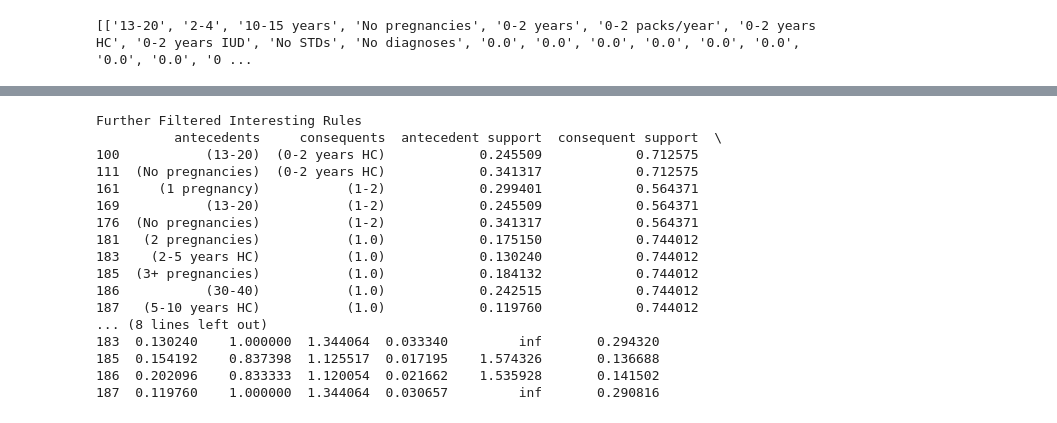
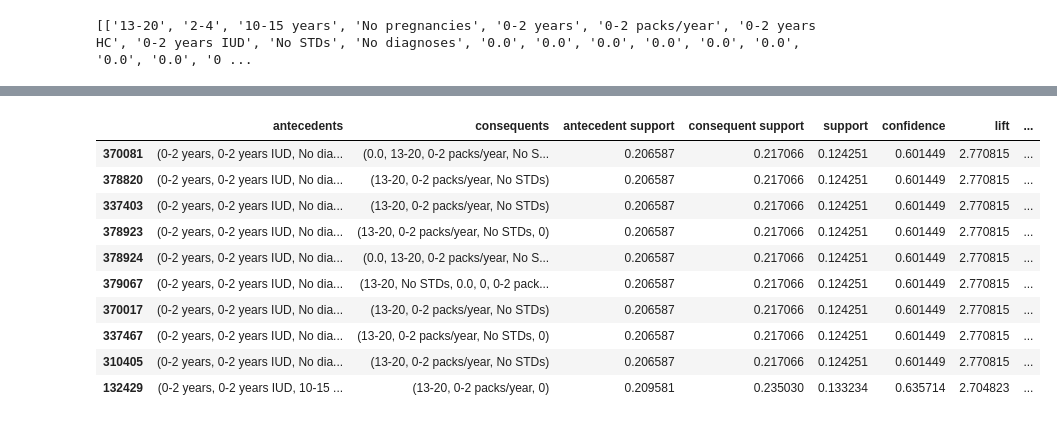
Before and after one commit to chamale-rac/cervical-cancer-diagnosis, a Jupyter notebook: apriori.ipynb, the cells around one changed output, grey strips where cells are left out. Cells and saved outputs as stored; diff of their text form; code cells hidden in the pictures.

```diff
--- a/apriori.ipynb
+++ b/apriori.ipynb
@@ -242,3 +245,5 @@ frequent_itemsets["length"] = frequent_itemsets["itemsets"].apply(lambda x: len(
 
 # Generate association rules
 rules = association_rules(frequent_itemsets, metric="confidence", min_threshold=0.5)
+rules = rules.sort_values(by="lift", ascending=False)
+print(rules.head(10))
@@ -245,25 +268,17 @@ rules = association_rules(frequent_itemsets, metric="confidence", min_threshold=
 # %%
 # Filter rules with high lift and moderate to high confidence
 interesting_rules = rules[(rules["lift"] > 1.1) & (rules["confidence"] > 0.6)]
 df = pd.DataFrame(interesting_rules)
-# Display the further filtered rules
-print("Further Filtered Interesting Rules")
-print (df.head(10))
+df.head(10)
 # %% [output]
-Further Filtered Interesting Rules
-          antecedents     consequents  antecedent support  consequent support  \
-100           (13-20)  (0-2 years HC)            0.245509            0.712575
-111  (No pregnancies)  (0-2 years HC)            0.341317            0.712575
-161     (1 pregnancy)           (1-2)            0.299401            0.564371
-169           (13-20)           (1-2)            0.245509            0.564371
-176  (No pregnancies)           (1-2)            0.341317            0.564371
-181   (2 pregnancies)           (1.0)            0.175150            0.744012
-183    (2-5 years HC)           (1.0)            0.130240            0.744012
-185  (3+ pregnancies)           (1.0)            0.184132            0.744012
-186           (30-40)           (1.0)            0.242515            0.744012
-187   (5-10 years HC)           (1.0)            0.119760            0.744012
-... (8 lines left out)
-183  0.130240    1.000000  1.344064  0.033340         inf       0.294320
-185  0.154192    0.837398  1.125517  0.017195    1.574326       0.136688
-186  0.202096    0.833333  1.120054  0.021662    1.535928       0.141502
-187  0.119760    1.000000  1.344064  0.030657         inf       0.290816
+|  | antecedents | consequents | antecedent support | consequent support | support | confidence | lift | ... |
+| 370081 | (0-2 years, 0-2 years IUD, No dia... | (0.0, 13-20, 0-2 packs/year, No S... | 0.206587 | 0.217066 | 0.124251 | 0.601449 | 2.770815 | ... |
+| 378820 | (0-2 years, 0-2 years IUD, No dia... | (13-20, 0-2 packs/year, No STDs) | 0.206587 | 0.217066 | 0.124251 | 0.601449 | 2.770815 | ... |
+| 337403 | (0-2 years, 0-2 years IUD, No dia... | (13-20, 0-2 packs/year, No STDs) | 0.206587 | 0.217066 | 0.124251 | 0.601449 | 2.770815 | ... |
+| 378923 | (0-2 years, 0-2 years IUD, No dia... | (13-20, 0-2 packs/year, No STDs, 0) | 0.206587 | 0.217066 | 0.124251 | 0.601449 | 2.770815 | ... |
+| 378924 | (0-2 years, 0-2 years IUD, No dia... | (0.0, 13-20, 0-2 packs/year, No S... | 0.206587 | 0.217066 | 0.124251 | 0.601449 | 2.770815 | ... |
+| 379067 | (0-2 years, 0-2 years IUD, No dia... | (13-20, No STDs, 0.0, 0, 0-2 pack... | 0.206587 | 0.217066 | 0.124251 | 0.601449 | 2.770815 | ... |
+| 370017 | (0-2 years, 0-2 years IUD, No dia... | (13-20, 0-2 packs/year, No STDs) | 0.206587 | 0.217066 | 0.124251 | 0.601449 | 2.770815 | ... |
+| 337467 | (0-2 years, 0-2 years IUD, No dia... | (13-20, 0-2 packs/year, No STDs, 0) | 0.206587 | 0.217066 | 0.124251 | 0.601449 | 2.770815 | ... |
+| 310405 | (0-2 years, 0-2 years IUD, No dia... | (13-20, 0-2 packs/year, No STDs) | 0.206587 | 0.217066 | 0.124251 | 0.601449 | 2.770815 | ... |
+| 132429 | (0-2 years, 0-2 years IUD, 10-15 ... | (13-20, 0-2 packs/year, 0) | 0.209581 | 0.235030 | 0.133234 | 0.635714 | 2.704823 | ... |
```
Also changed, not shown: parts of 9 cells of this notebook.
